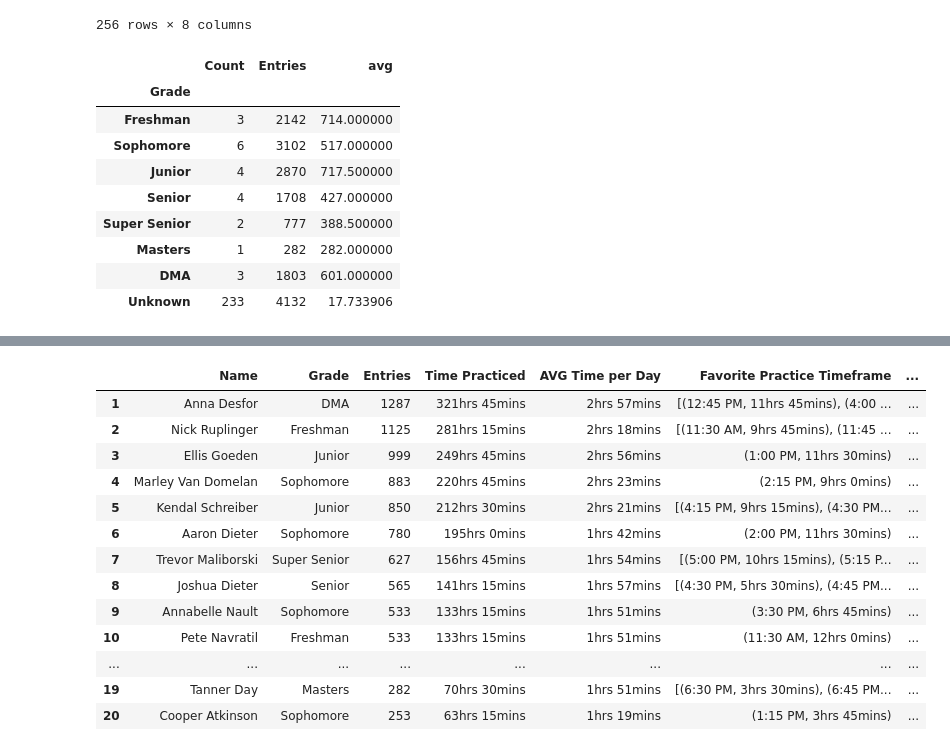
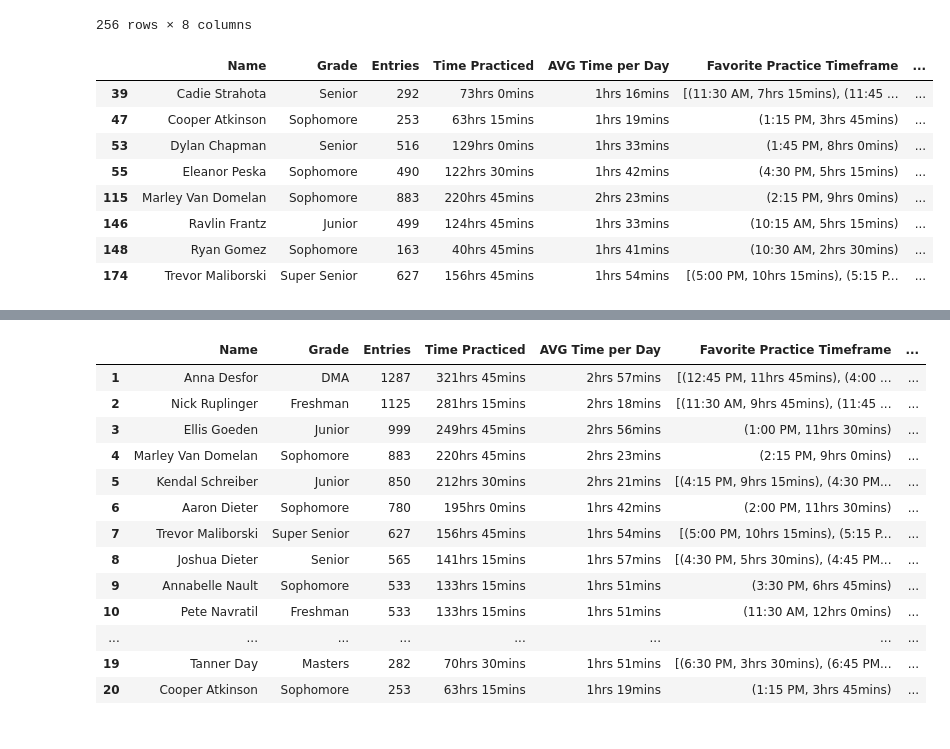
Before and after one commit to amdieter/practice-room-data, a Jupyter notebook: Practice Log.ipynb, the cells around one changed output, grey strips where cells are left out. Saved outputs shown, nothing was run; the diff lists cells and outputs as text; code cells hidden in the pictures.

```diff
--- a/Practice Log.ipynb
+++ b/Practice Log.ipynb
@@ -206,7 +189,7 @@ def entries_to_time_reg(entries):
 # %%
 # entries to time per day (assume 7 days a week)
 def entries_to_time_p_day(row):
-    hours = row['Entries']*15/60/(len(entries_by_day[row['Name']]))  # divide by the 7 days in the week
+    hours = row['Entries']*15/60/(len(entries.groupby(['person',"day"]).size()[row['Name']]))  # divide by the 7 days in the week
     hours_mins = str(hours).split('.')
     if int(hours_mins[0]) == 0:
         return str(int(float('.'+hours_mins[1])*60)) + 'mins'
@@ -247,7 +230,7 @@ def convert_datetime(row):
 # %%
 # Using normalized entries to create summarized stats
 
-name_entries_df = entries_by_person.reset_index()
+name_entries_df = entries.groupby(["person"]).size().reset_index()
 name_entries_df.columns = ['Name','Entries']
 
 # add grade level
@@ -268,13 +251,12 @@ perc_stats['Time Practiced'] = perc_stats.apply(entries_to_time, axis=1)
 perc_stats['AVG Time per Day'] = perc_stats.apply(entries_to_time_p_day, axis=1)
 
 # Favorite Practice Timeframe
-perc_stats['Favorite Practice Timeframe'] = perc_stats.apply(fav, args = (entries_by_person_by_time,), axis=1)
+perc_stats['Favorite Practice Timeframe'] = perc_stats.apply(fav, args = (entries.groupby(["person",'time']).size(),), axis=1)
 
 # Favorite Practice Room
-perc_stats['Favorite Practice Room'] = perc_stats.apply(fav, args = (entries_by_person_by_room,), axis=1)
+perc_stats['Favorite Practice Room'] = perc_stats.apply(fav, args = (entries.groupby(['person','room']).size(),), axis=1)
 
-perc_stats['Most Practicing in a Day'] = perc_stats.apply(fav, args = (entries_by_person_by_day,), axis=1)
-
+perc_stats['Most Practicing in a Day'] = perc_stats.apply(fav, args = (entries.groupby(['person',"day"]).size(),), axis=1)
 perc_stats['Most Practicing in a Day'] = perc_stats.apply(convert_datetime, axis=1)
 
 perc_stats
@@ -292,6 +274,18 @@ perc_stats
 | 254 | xylo out/Annabelle | Unknown | 4 | 1hrs 0mins | 1hrs 0mins | [(1:30 PM, 15mins), (1:45 PM, 15m... | ... |
 | 255 | zaidan | Unknown | 1 | 15mins | 15mins | (3:45 PM, 15mins) | ... |
 256 rows × 8 columns
+# %%
+perc_stats[(perc_stats["Favorite Practice Room"].str[0] == "1409") & (perc_stats["Grade"] != "Unknown")]
+# %% [output]
+|  | Name | Grade | Entries | Time Practiced | AVG Time per Day | Favorite Practice Timeframe | ... |
+| 39 | Cadie Strahota | Senior | 292 | 73hrs 0mins | 1hrs 16mins | [(11:30 AM, 7hrs 15mins), (11:45 ... | ... |
+| 47 | Cooper Atkinson | Sophomore | 253 | 63hrs 15mins | 1hrs 19mins | (1:15 PM, 3hrs 45mins) | ... |
+| 53 | Dylan Chapman | Senior | 516 | 129hrs 0mins | 1hrs 33mins | (1:45 PM, 8hrs 0mins) | ... |
+| 55 | Eleanor Peska | Sophomore | 490 | 122hrs 30mins | 1hrs 42mins | (4:30 PM, 5hrs 15mins) | ... |
+| 115 | Marley Van Domelan | Sophomore | 883 | 220hrs 45mins | 2hrs 23mins | (2:15 PM, 9hrs 0mins) | ... |
+| 146 | Ravlin Frantz | Junior | 499 | 124hrs 45mins | 1hrs 33mins | (10:15 AM, 5hrs 15mins) | ... |
+| 148 | Ryan Gomez | Sophomore | 163 | 40hrs 45mins | 1hrs 41mins | (10:30 AM, 2hrs 30mins) | ... |
+| 174 | Trevor Maliborski | Super Senior | 627 | 156hrs 45mins | 1hrs 54mins | [(5:00 PM, 10hrs 15mins), (5:15 P... | ... |
 # %%
 sorted_perc_stats = perc_stats.sort_values('Entries', ascending = False)
 
@@ -311,15 +305,4 @@ entries_by_grade.index = entries_by_grade.index.reorder_categories(
 )
 entries_by_grade = entries_by_grade.sort_index()
 
-entries_by_grade
+# entries_by_grade
-# %% [output]
-|  | Count | Entries | avg |
-| Grade |  |  |  |
-| Freshman | 3 | 2142 | 714.000000 |
-| Sophomore | 6 | 3102 | 517.000000 |
-| Junior | 4 | 2870 | 717.500000 |
-| Senior | 4 | 1708 | 427.000000 |
-| Super Senior | 2 | 777 | 388.500000 |
-| Masters | 1 | 282 | 282.000000 |
-| DMA | 3 | 1803 | 601.000000 |
-| Unknown | 233 | 4132 | 17.733906 |
```
Also changed, not shown: parts of 2 cells of this notebook, 1 other file.
